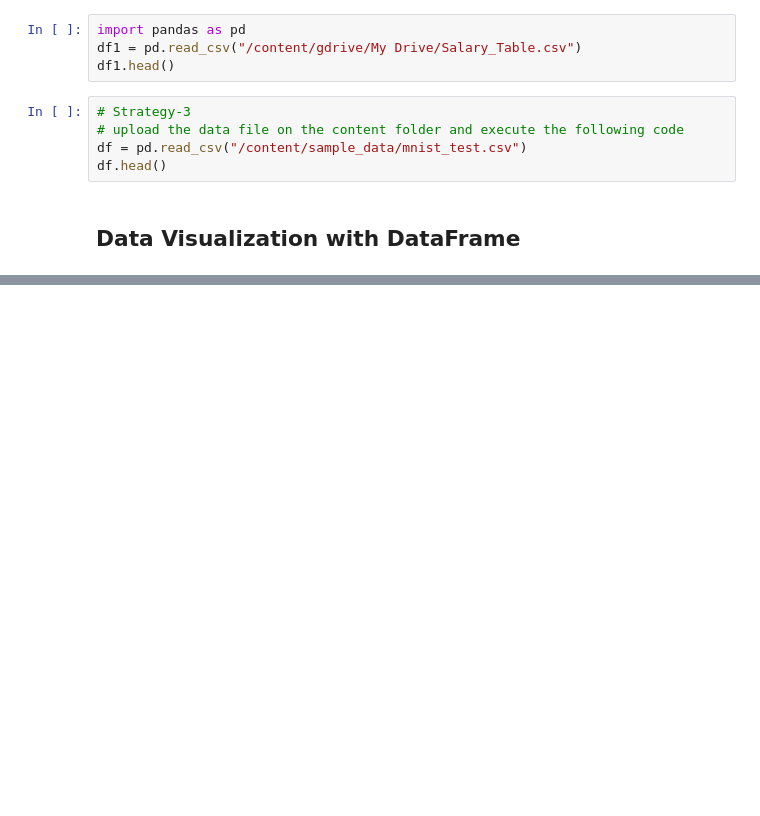
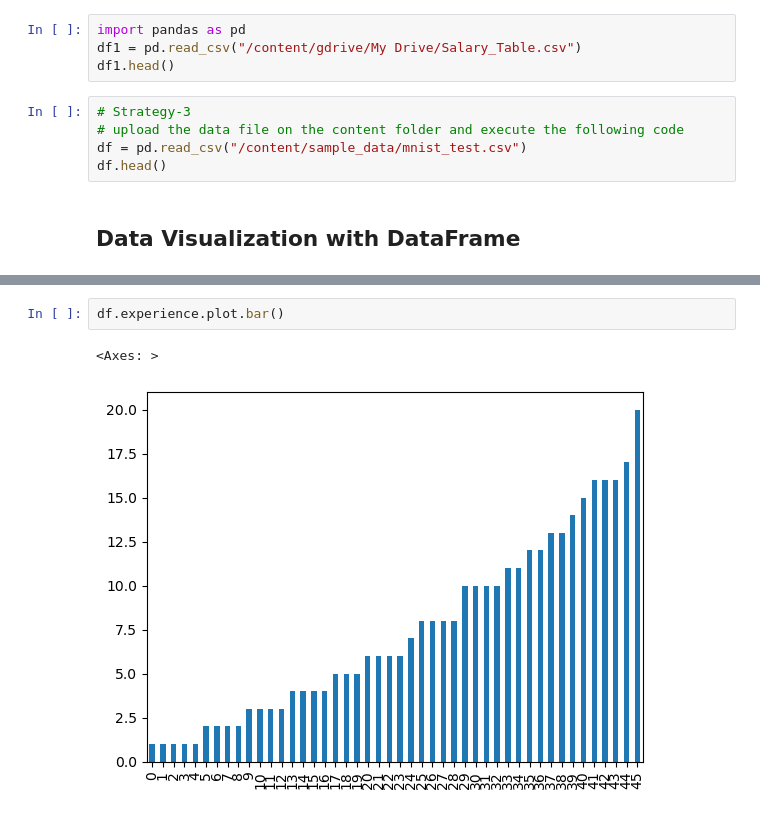
Before and after one commit to toarnabtrainer/Secure-Meter-Classwork, a Jupyter notebook: Pandas.ipynb, the cells around one changed output, grey strips where cells are left out. Drawn from its saved outputs; the diff is of its cells as text; blank space fills up the shorter version.

```diff
--- a/Pandas.ipynb
+++ b/Pandas.ipynb
@@ -1882,0 +1942,5 @@ df.head()
+# %%
+df.experience.plot.bar()
+# %% [output]
+<Axes: >
+[figure, added]
```
Also changed, not shown: parts of 13 cells of this notebook.
